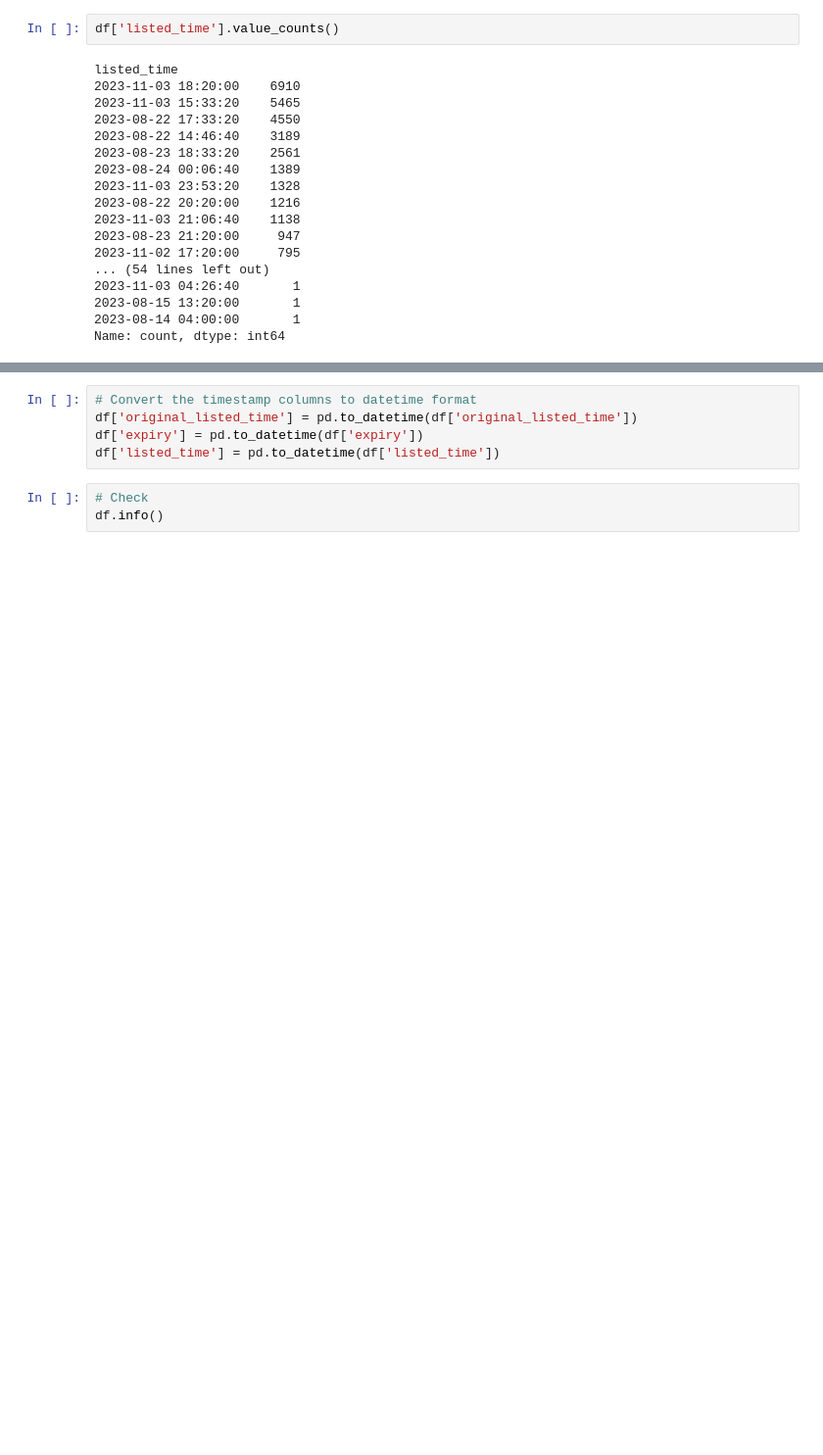
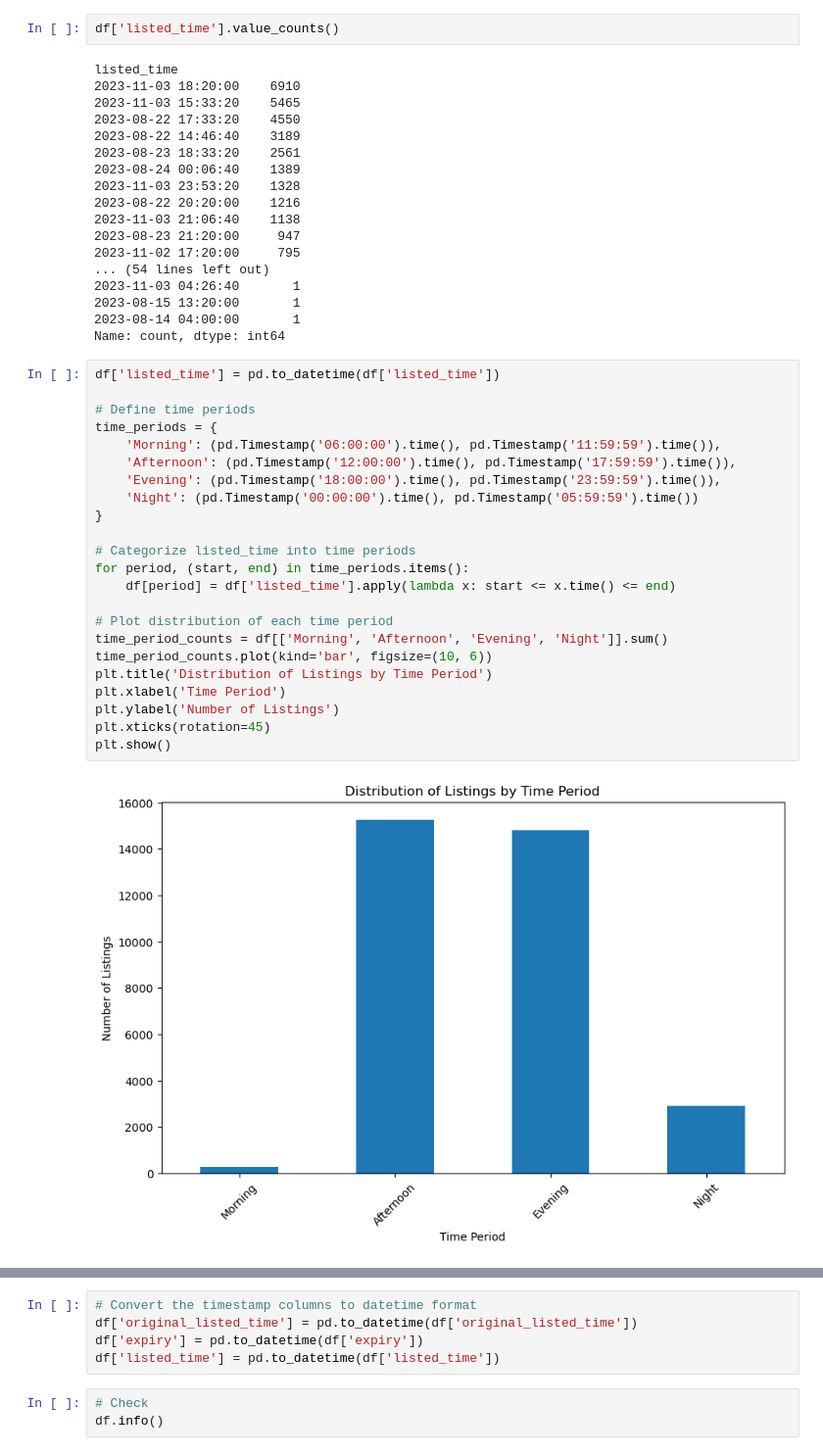
Before and after one commit to doublej01/Social-Network-Modeling, a Jupyter notebook: Notebooks/Part_Two_LinkedIn_Advanced_EDA _and_Modeling.ipynb, the cells around one changed output, grey strips where cells are left out. Shown: that part at 98% size. Saved outputs shown, nothing was run; the diff lists cells and outputs as text; blank space fills up the shorter version.

```diff
--- a/Notebooks/Part_Two_LinkedIn_Advanced_EDA _and_Modeling.ipynb
+++ b/Notebooks/Part_Two_LinkedIn_Advanced_EDA _and_Modeling.ipynb
@@ -356,4 +355,29 @@ listed_time
 2023-08-15 13:20:00       1
 2023-08-14 04:00:00       1
 Name: count, dtype: int64
+# %%
+df['listed_time'] = pd.to_datetime(df['listed_time'])
+
+# Define time periods
+time_periods = {
+    'Morning': (pd.Timestamp('06:00:00').time(), pd.Timestamp('11:59:59').time()),
+    'Afternoon': (pd.Timestamp('12:00:00').time(), pd.Timestamp('17:59:59').time()),
+    'Evening': (pd.Timestamp('18:00:00').time(), pd.Timestamp('23:59:59').time()),
+    'Night': (pd.Timestamp('00:00:00').time(), pd.Timestamp('05:59:59').time())
+}
+
+# Categorize listed_time into time periods
+for period, (start, end) in time_periods.items():
+    df[period] = df['listed_time'].apply(lambda x: start <= x.time() <= end)
+
+# Plot distribution of each time period
+time_period_counts = df[['Morning', 'Afternoon', 'Evening', 'Night']].sum()
+time_period_counts.plot(kind='bar', figsize=(10, 6))
+plt.title('Distribution of Listings by Time Period')
+plt.xlabel('Time Period')
+plt.ylabel('Number of Listings')
+plt.xticks(rotation=45)
+plt.show()
+# %% [output]
+[figure, added]
 # %% [markdown]
```
Also changed, not shown: parts of 28 cells of this notebook, 1 other file.
